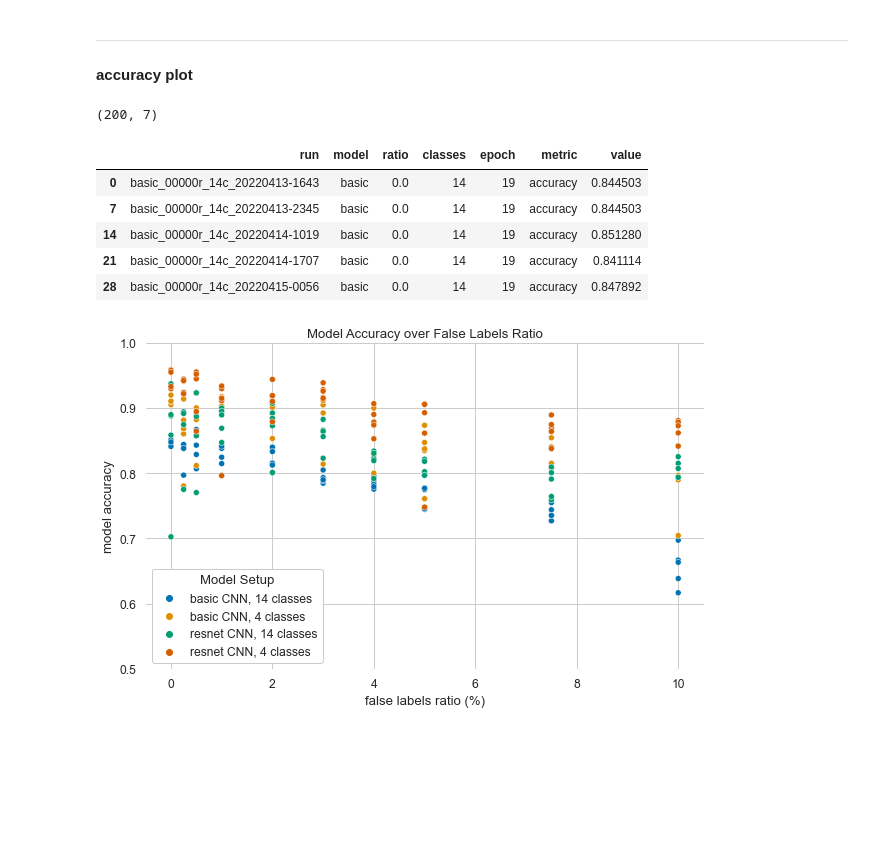
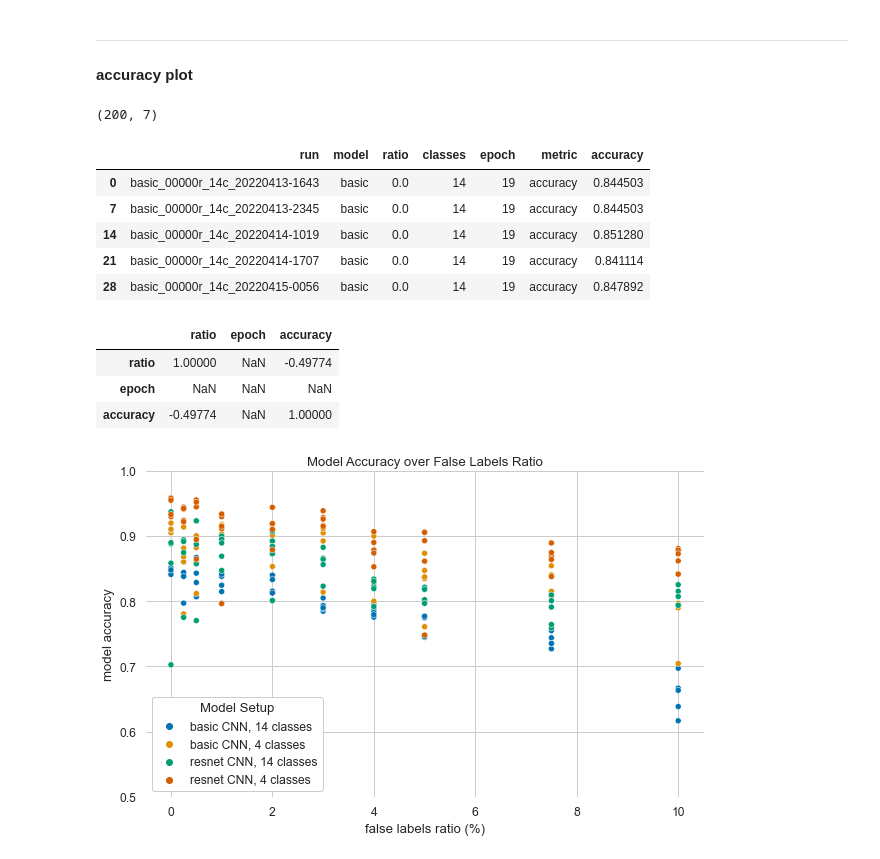
Before and after one commit to at-gmbh/corrupted-labels-effect, a Jupyter notebook: notebooks/evaluation.ipynb, the cells around one changed output. Drawn from its saved outputs; the diff is of its cells as text; code cells hidden in the pictures; blank space fills up the shorter version.

Commit message:
add regressand column renaming

```diff
--- a/notebooks/evaluation.ipynb
+++ b/notebooks/evaluation.ipynb
@@ -144,16 +144,24 @@ array(['accuracy', 'macro avg precision', 'macro avg recall',
 #### accuracy plot
 # %%
 df_accuracy = df.query("metric == 'accuracy'")
+df_accuracy = df_accuracy.rename(columns={'value': 'accuracy'})
 print(df_accuracy.shape)
 df_accuracy.head()
 # %% [output]
 (200, 7)
-|  | run | model | ratio | classes | epoch | metric | value |
+|  | run | model | ratio | classes | epoch | metric | accuracy |
 | 0 | basic_00000r_14c_20220413-1643 | basic | 0.0 | 14 | 19 | accuracy | 0.844503 |
 | 7 | basic_00000r_14c_20220413-2345 | basic | 0.0 | 14 | 19 | accuracy | 0.844503 |
 | 14 | basic_00000r_14c_20220414-1019 | basic | 0.0 | 14 | 19 | accuracy | 0.851280 |
 | 21 | basic_00000r_14c_20220414-1707 | basic | 0.0 | 14 | 19 | accuracy | 0.841114 |
 | 28 | basic_00000r_14c_20220415-0056 | basic | 0.0 | 14 | 19 | accuracy | 0.847892 |
+# %%
+df_accuracy.corr()
+# %% [output]
+|  | ratio | epoch | accuracy |
+| ratio | 1.00000 | NaN | -0.49774 |
+| epoch | NaN | NaN | NaN |
+| accuracy | -0.49774 | NaN | 1.00000 |
 # %%
 df_hue = df_accuracy[['model', 'classes']].apply(
     lambda row: f'{row.model} CNN, {row.classes} classes', axis=1
```
Also changed, not shown: parts of 5 cells of this notebook.
